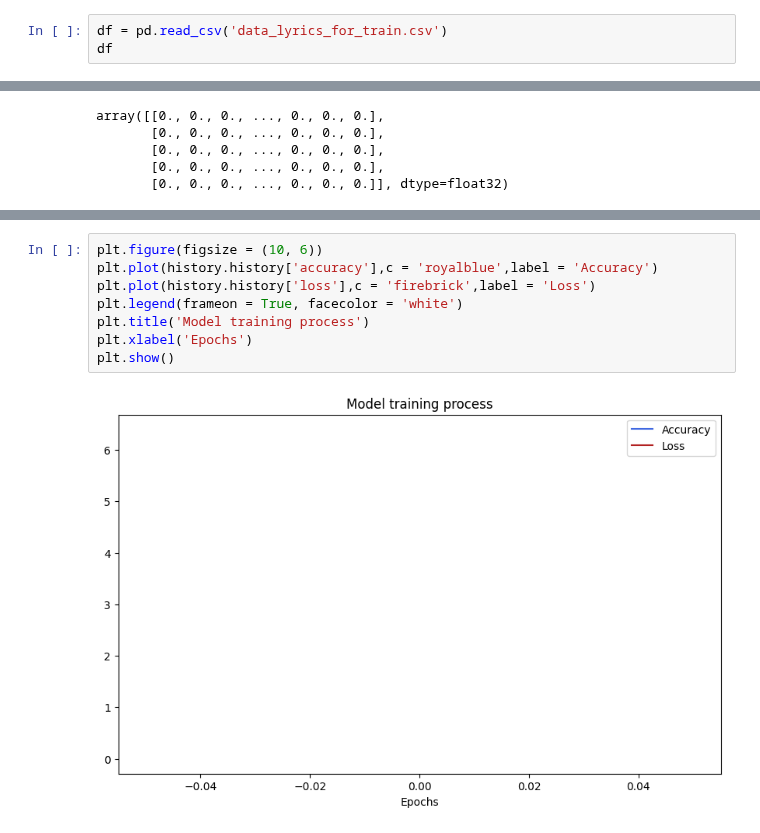
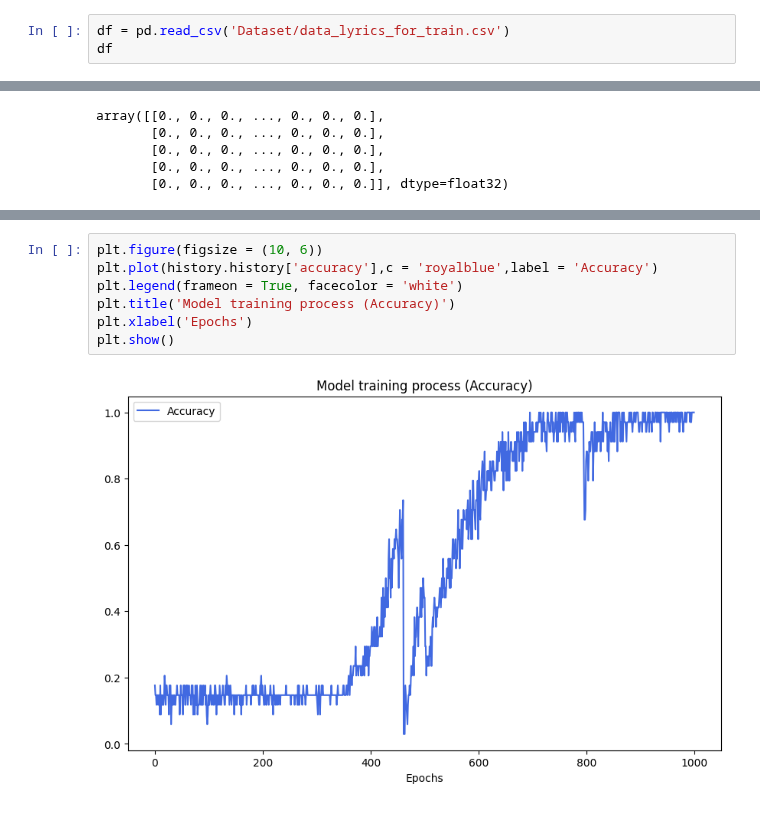
Before and after one commit to PrABpY/Lyric_generator, a Jupyter notebook: LyricsGen.ipynb, the cells around one changed output, grey strips where cells are left out. Drawn from its saved outputs; the diff is of its cells as text.

Commit message:
Update Lyrics Gen

```diff
--- a/LyricsGen.ipynb
+++ b/LyricsGen.ipynb
@@ -20,5 +20,5 @@ Tensorflow version: 2.6.0
 # %%
-df = pd.read_csv('data_lyrics_for_train.csv')
+df = pd.read_csv('Dataset/data_lyrics_for_train.csv')
 df
 # %% [output]
 |  | Name | Lyrics |
@@ -240,10 +239,9 @@ KeyboardInterrupt:
 # %%
 plt.figure(figsize = (10, 6))
 plt.plot(history.history['accuracy'],c = 'royalblue',label = 'Accuracy')
-plt.plot(history.history['loss'],c = 'firebrick',label = 'Loss')
 plt.legend(frameon = True, facecolor = 'white')
-plt.title('Model training process')
+plt.title('Model training process (Accuracy)')
 plt.xlabel('Epochs')
 plt.show()
 # %% [output]
-[figure, old version]
+[figure, new version]
```
Also changed, not shown: parts of 6 cells of this notebook, 3 other files.
